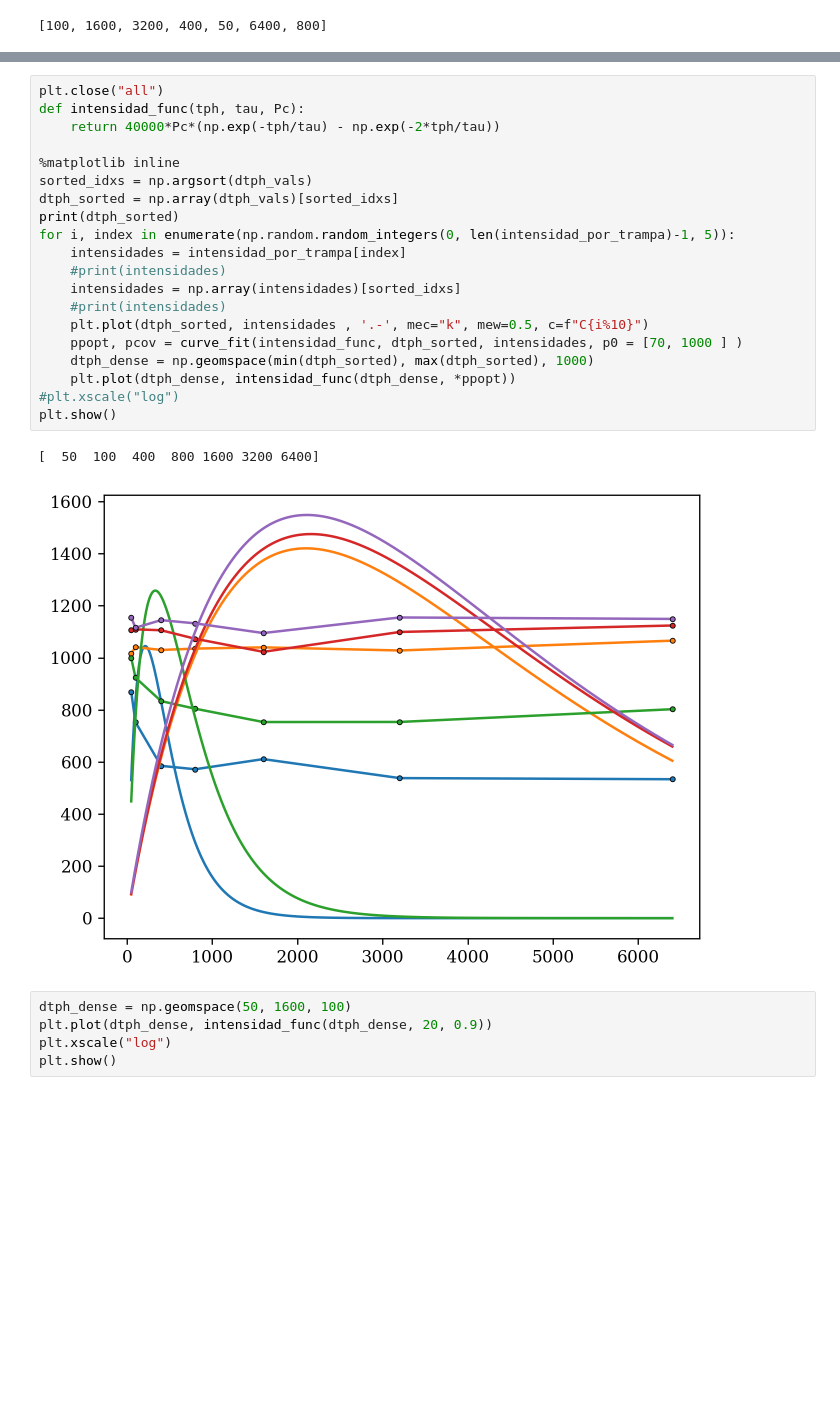
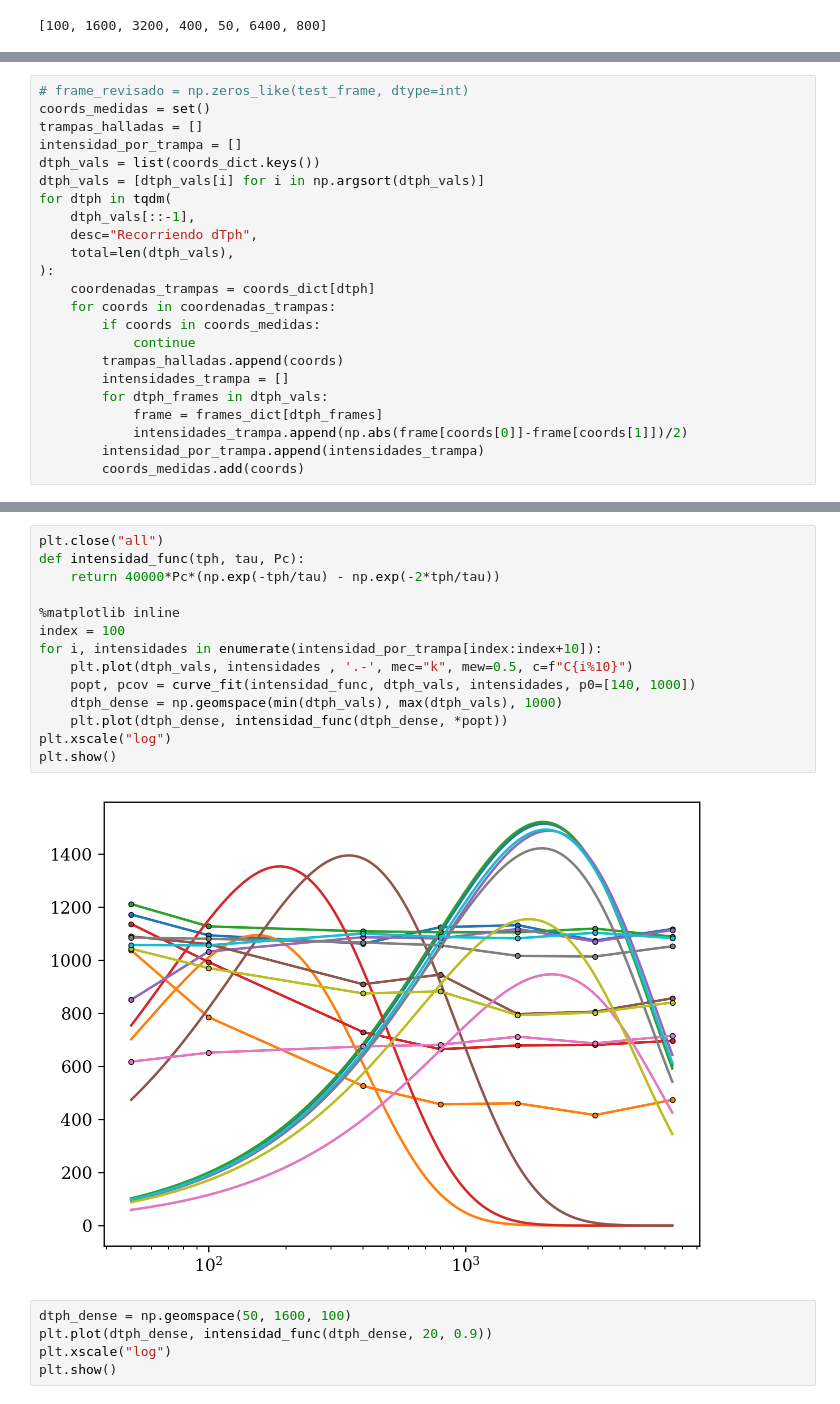
Before and after one commit to agustinbrusco/LAMBDA_Hub, a Jupyter notebook: skipper_image_analysis/pocket_analysis.ipynb, the cells around one changed output, grey strips where cells are left out. Cells and saved outputs as stored; diff of their text form; blank space fills up the shorter version.

Commit message:
recorrimos todas las trampas no solo consistentes

```diff
--- a/skipper_image_analysis/pocket_analysis.ipynb
+++ b/skipper_image_analysis/pocket_analysis.ipynb
@@ -569,3 +546,26 @@ for candidatos in tqdm(
+# %%
+# frame_revisado = np.zeros_like(test_frame, dtype=int)
+coords_medidas = set()
+trampas_halladas = []
+intensidad_por_trampa = []
+dtph_vals = list(coords_dict.keys())
+dtph_vals = [dtph_vals[i] for i in np.argsort(dtph_vals)]
+for dtph in tqdm(
+    dtph_vals[::-1],
+    desc="Recorriendo dTph",
+    total=len(dtph_vals),
+):
+    coordenadas_trampas = coords_dict[dtph]
+    for coords in coordenadas_trampas:
+        if coords in coords_medidas:
+            continue
+        trampas_halladas.append(coords)
+        intensidades_trampa = []
+        for dtph_frames in dtph_vals:
+            frame = frames_dict[dtph_frames]
+            intensidades_trampa.append(np.abs(frame[coords[0]]-frame[coords[1]])/2)
+        intensidad_por_trampa.append(intensidades_trampa)
+        coords_medidas.add(coords)
 # %%
 plt.close('all')
 %matplotlib widget
@@ -591,26 +589,19 @@ plt.show()
 # %%
 plt.close("all")
 def intensidad_func(tph, tau, Pc):
     return 40000*Pc*(np.exp(-tph/tau) - np.exp(-2*tph/tau))
 
 %matplotlib inline
-sorted_idxs = np.argsort(dtph_vals)
-dtph_sorted = np.array(dtph_vals)[sorted_idxs]
-print(dtph_sorted)
-for i, index in enumerate(np.random.random_integers(0, len(intensidad_por_trampa)-1, 5)):
-    intensidades = intensidad_por_trampa[index]
-    #print(intensidades)
-    intensidades = np.array(intensidades)[sorted_idxs]
-    #print(intensidades)
-    plt.plot(dtph_sorted, intensidades , '.-', mec="k", mew=0.5, c=f"C{i%10}")
-    ppopt, pcov = curve_fit(intensidad_func, dtph_sorted, intensidades, p0 = [70, 1000 ] )
-    dtph_dense = np.geomspace(min(dtph_sorted), max(dtph_sorted), 1000)
-    plt.plot(dtph_dense, intensidad_func(dtph_dense, *ppopt))
-#plt.xscale("log")
+index = 100
+for i, intensidades in enumerate(intensidad_por_trampa[index:index+10]):
+    plt.plot(dtph_vals, intensidades , '.-', mec="k", mew=0.5, c=f"C{i%10}")
+    popt, pcov = curve_fit(intensidad_func, dtph_vals, intensidades, p0=[140, 1000])
+    dtph_dense = np.geomspace(min(dtph_vals), max(dtph_vals), 1000)
+    plt.plot(dtph_dense, intensidad_func(dtph_dense, *popt))
+plt.xscale("log")
 plt.show()
 # %% [output]
-[  50  100  400  800 1600 3200 6400]
-[figure, old version]
+[figure, new version]
 # %%
 dtph_dense = np.geomspace(50, 1600, 100)
 plt.plot(dtph_dense, intensidad_func(dtph_dense, 20, 0.9))
```
Also changed, not shown: parts of 12 cells of this notebook.
